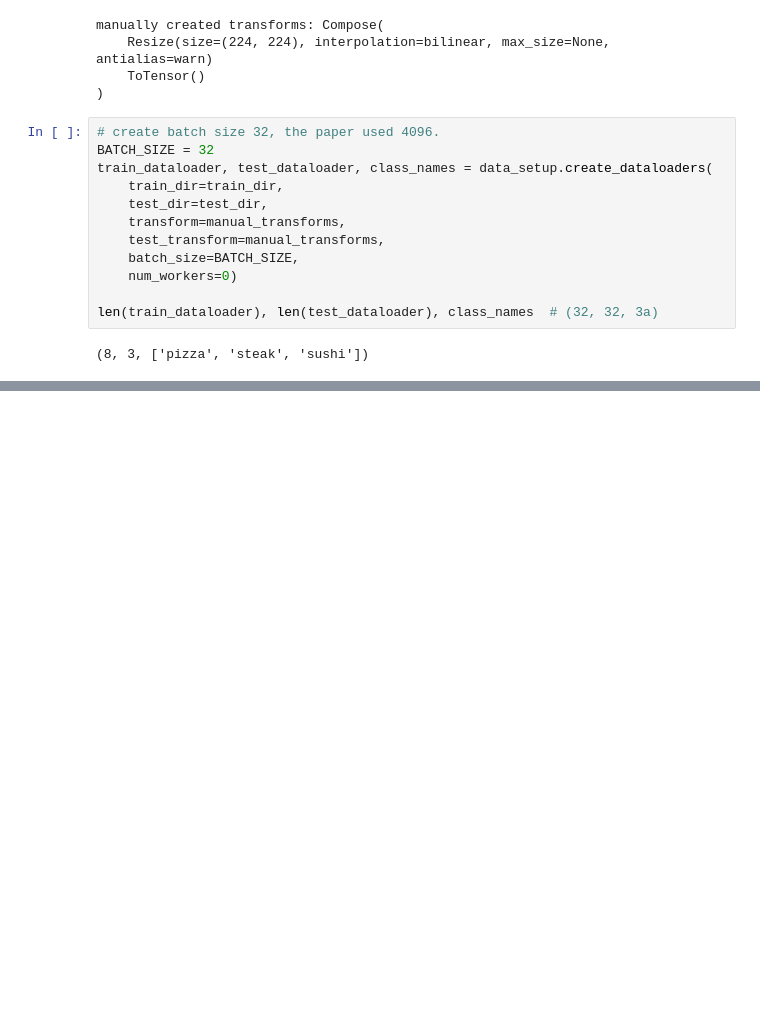
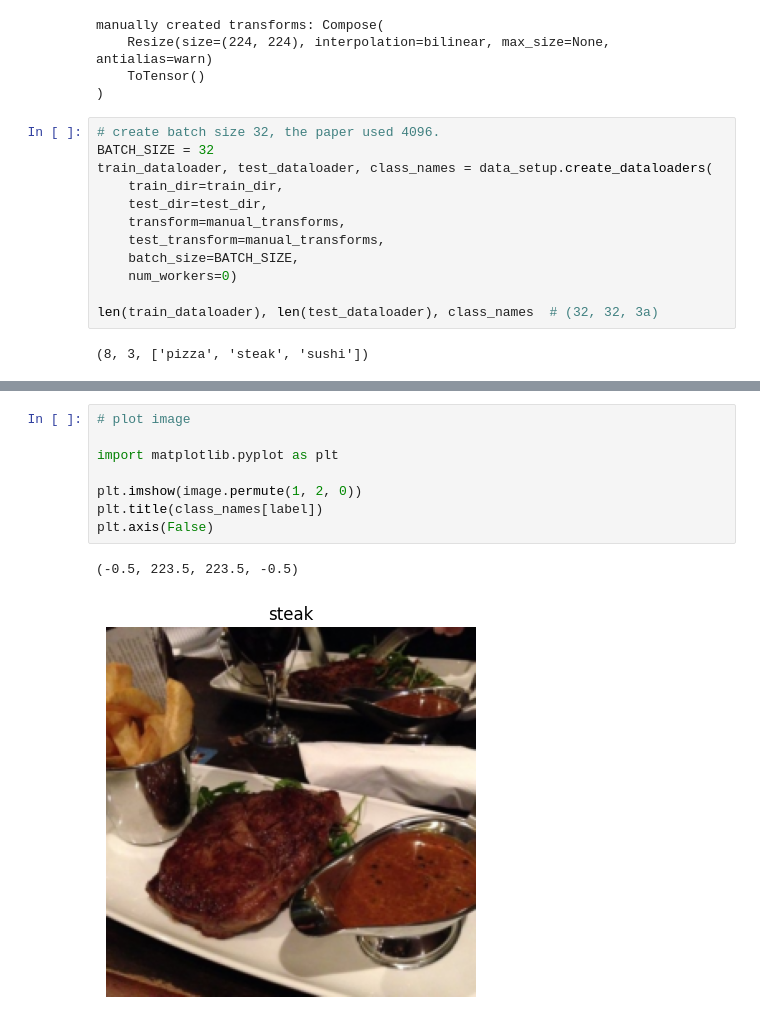
Before and after one commit to KeivanJamali/PyTorch-for-Deep-Learning, a Jupyter notebook: 08-Pytorch-paper-replication.ipynb, the cells around one changed output, grey strips where cells are left out. Cells and saved outputs as stored; diff of their text form; blank space fills up the shorter version.

```diff
--- a/08-Pytorch-paper-replication.ipynb
+++ b/08-Pytorch-paper-replication.ipynb
@@ -113,0 +114,11 @@ image.shape, label
+# %%
+# plot image
+
+import matplotlib.pyplot as plt
+
+plt.imshow(image.permute(1, 2, 0))
+plt.title(class_names[label])
+plt.axis(False)
+# %% [output]
+(-0.5, 223.5, 223.5, -0.5)
+[figure, added]
```
Also changed, not shown: parts of 18 cells of this notebook.
